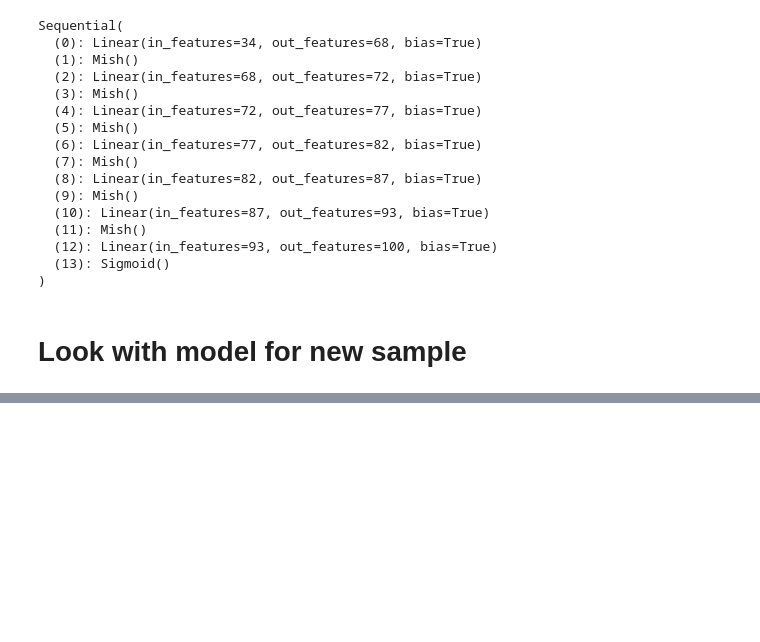
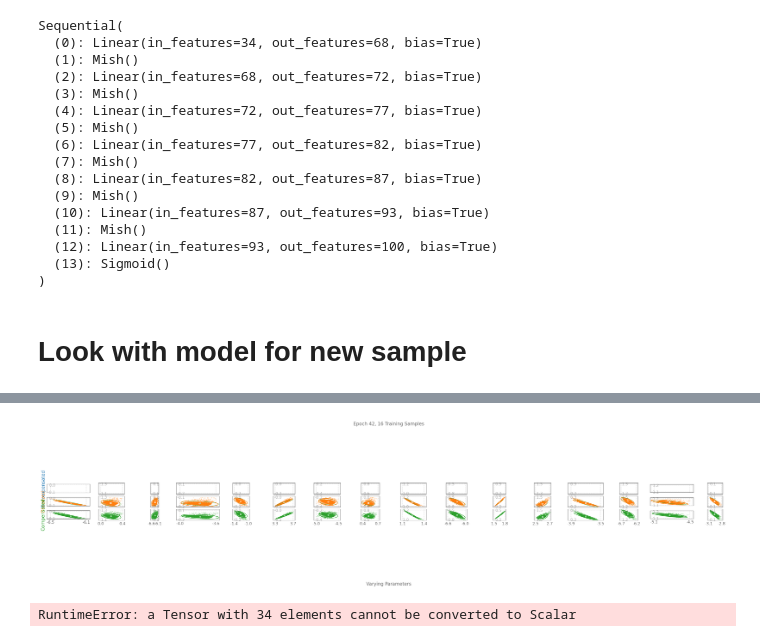
Before and after one commit to hzbian/metrix_hackathon, a Jupyter notebook: test_xy_hist_surrogate.ipynb, the cells around one changed output, grey strips where cells are left out. Saved outputs shown, nothing was run; the diff lists cells and outputs as text; code cells hidden in the pictures; blank space fills up the shorter version.

```diff
--- a/test_xy_hist_surrogate.ipynb
+++ b/test_xy_hist_surrogate.ipynb
@@ -504,31 +497,21 @@ Plot.plot_engines_comparison(engine, surrogate_engine, pc[:8], MultiLayer([0.]),
 torch.set_default_device('cuda')
 with torch.no_grad():
     observed_rays = model(uncompensated_parameters_selected + offsets_selected)
-offset_trials = 1000
+offset_trials = 100000
 max_offset = 0.2
 
 loss_min = float('inf')
 pbar = tqdm.trange(1000)
-for i in pbar:
-    offsets = (torch.rand(1, offset_trials, 34) * max_offset * 2) - max_offset
-    tensor_sum = offsets + uncompensated_parameters_selected
-    tensor_sum = torch.clamp(tensor_sum, 0, 1)
-    with torch.no_grad():
+
+with torch.no_grad():
+    for i in pbar:
+        offsets = (torch.rand(1, offset_trials, 34) * max_offset * 2) - max_offset
+        tensor_sum = offsets + uncompensated_parameters_selected
+
         compensated_rays = model(tensor_sum)
-        #condition = compensated_rays.sum(dim=-1) > 1.3
         loss_orig = ((compensated_rays - observed_rays) ** 2).mean(0).mean(-1)
-        #print(loss_orig.shape)
         loss = loss_orig.min()
-        #print(loss.shape, compensated_rays.shape, observed_rays.shape)
-        #break
-        condition = loss < loss_min
-        #condition = (compensated_rays.sum(dim=-1)>0.5).sum(dim=0)>15
-        if condition:
+        if loss < loss_min:
             loss_min = loss
             loss_min_params = tensor_sum[:, loss_orig.argmin(), :]
             pbar.set_postfix({"loss": loss_min.item()})
-            #print(loss_orig.argmin())
-            #break
-            #print(loss_orig[loss_orig.argmin()], loss_min)
-            #print(compensated_rays[condition])
-            #break
@@ -545,0 +595,31 @@ Plot.plot_engines_comparison(engine, surrogate_engine, pc[:8], MultiLayer([0.]),
+# %%
+compensated_parameters_selected = uncompensated_parameters_selected + offsets_selected
+tensor_list_to_param_container_list = lambda input_param_tensor: [tensor_to_param_container(input_param_tensor[i].squeeze()) for i in range(input_param_tensor.shape[0])]
+
+def simulate_param_tensor(input_param_tensor):
+    pc = tensor_list_to_param_container_list(input_param_tensor)
+    engine_output = engine.run(pc, MultiLayer([0.]))
+    return ray_output_to_tensor(engine_output, 'ImagePlane')
+observed_rays = simulate_param_tensor(compensated_parameters_selected)
+interval_best_rays = simulate_param_tensor(loss_min_params)
+uncompensated_rays = simulate_param_tensor(uncompensated_parameters_selected)
+# %%
+compensation_plot = Plot.compensation_plot(
+        interval_best_rays,
+        observed_rays,
+        uncompensated_rays,
+        epoch=42,
+        training_samples_count=len(observed_rays),
+    )
+# %% [output]
+[figure, added]
+# %%
+parameter_comparison_plot = Plot.plot_param_comparison(
+    predicted_params=tensor_list_to_param_container_list(loss_min_params.squeeze().unsqueeze(0)),
+    epoch=42,
+    training_samples_count=len(observed_rays),
+    search_space=params(),
+    real_params=tensor_list_to_param_container_list(compensated_parameters_selected)[0],
+)
+# %% [output]
+RuntimeError: a Tensor with 34 elements cannot be converted to Scalar
```
Also changed, not shown: parts of 15 cells of this notebook.
